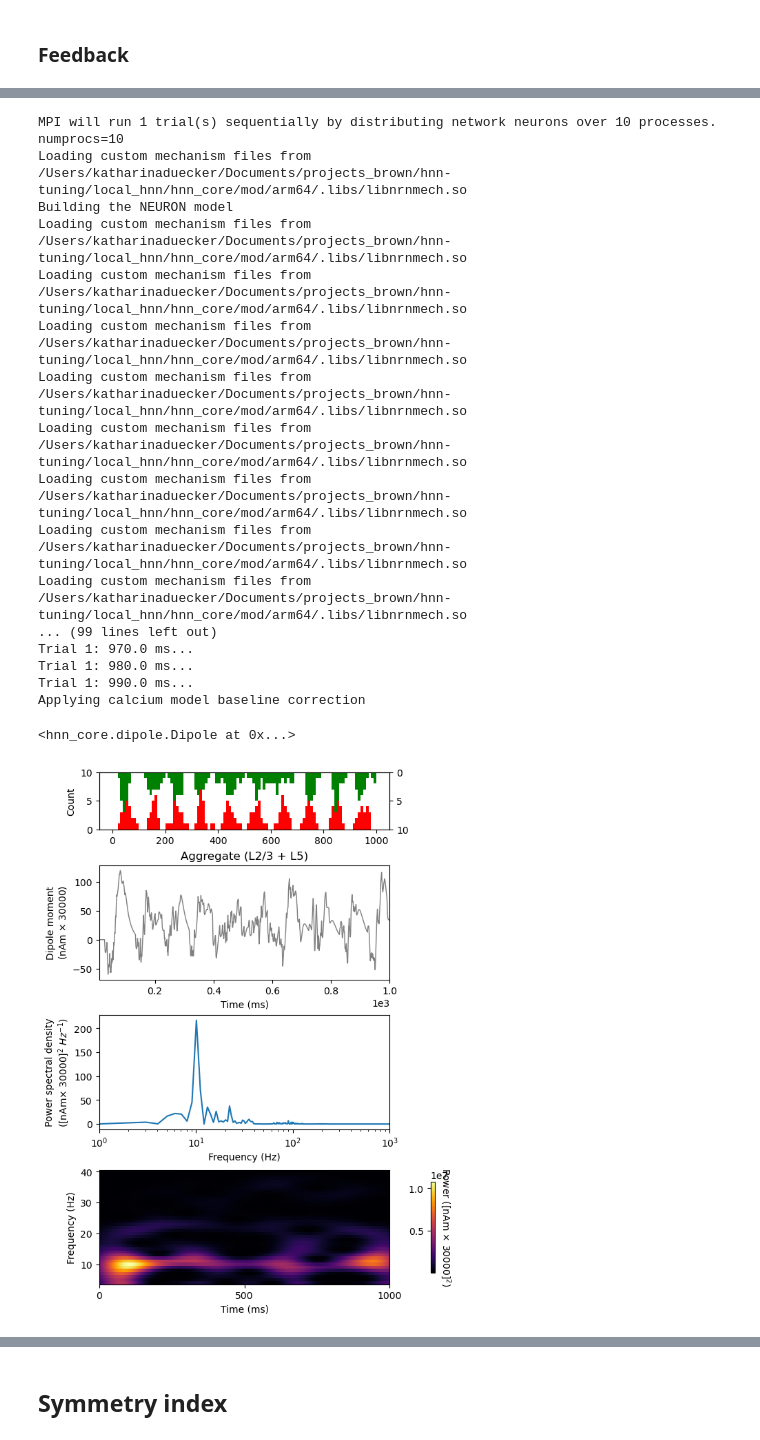
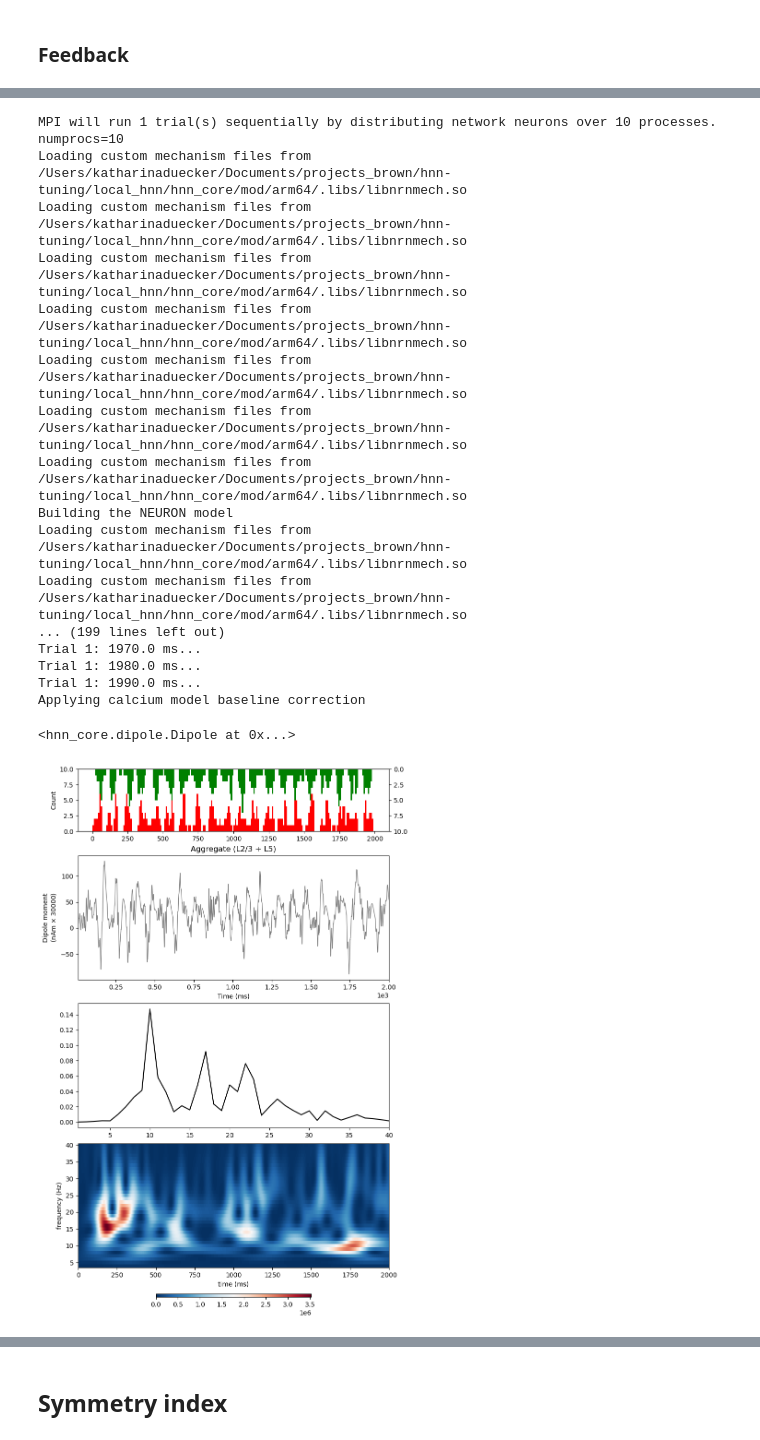
Before and after one commit to jonescompneurolab/hnn-tuning, a Jupyter notebook: new_model_HNN/alpha_beta/alpha_beta_complx_all_settings.ipynb, the cells around one changed output, grey strips where cells are left out. Drawn from its saved outputs; the diff is of its cells as text; code cells hidden in the pictures.

```diff
--- a/new_model_HNN/alpha_beta/alpha_beta_complx_all_settings.ipynb
+++ b/new_model_HNN/alpha_beta/alpha_beta_complx_all_settings.ipynb
@@ -131,12 +91,12 @@ elif which_setting == 'hnn_core':
     syn_delays_d = {'L2_pyramidal': 5., 'L5_pyramidal': 5.}
 elif which_setting == 'new_neymotin':
     weights_ampa_d = {'L2_basket': 0, 'L5_pyramidal': 5.e-5*4, 'L2_pyramidal': 5.e-5*4}  # max values taken from Jones 2009 for high mu; FB connections 4x stronger accotding to https://modeldb.science/136803?tab=2&file=JonesEtAl2009/E-FFFBx_fixed_10.hoc
-    syn_delays_d = {'L2_basket': 5, 'L5_pyramidal': 5., 'L2_pyramidal': 5.}
-    delay = 0
+    syn_delays_d = {'L2_basket': .1, 'L5_pyramidal': 1., 'L2_pyramidal': .1}
+    delay = 3
 
-dist_seed = int(np.random.uniform(1000))
+dist_seed_indv = 78 #int(np.random.uniform(250, 0))
 
 net.add_bursty_drive(
     'alpha_dist', tstart=50.+delay, burst_rate=10, burst_std=burst_std, numspikes=2,
     spike_isi=10, n_drive_cells=10, location=location,
-    weights_ampa=weights_ampa_d, synaptic_delays=syn_delays_d, event_seed=dist_seed)
+    weights_ampa=weights_ampa_d, synaptic_delays=syn_delays_d, event_seed=dist_seed_indv)
@@ -143,12 +107,10 @@ net.add_bursty_drive(
 # %%
 with MPIBackend(n_procs=10, mpi_cmd='mpiexec'):
-    dpl = simulate_dipole(net, tstop=tstop, n_trials=1, bsl_cor=which_model)[0]
+    dpl = simulate_dipole(net, tstop=tstop, bsl_cor=which_model)[0]
 dpl.scale(scale_factor)
 # %% [output]
 MPI will run 1 trial(s) sequentially by distributing network neurons over 10 processes.
 numprocs=10
-Loading custom mechanism files from /Users/katharinaduecker/Documents/projects_brown/hnn-tuning/local_hnn/hnn_core/mod/arm64/.libs/libnrnmech.so
-Building the NEURON model
 Loading custom mechanism files from /Users/katharinaduecker/Documents/projects_brown/hnn-tuning/local_hnn/hnn_core/mod/arm64/.libs/libnrnmech.so
 Loading custom mechanism files from /Users/katharinaduecker/Documents/projects_brown/hnn-tuning/local_hnn/hnn_core/mod/arm64/.libs/libnrnmech.so
 Loading custom mechanism files from /Users/katharinaduecker/Documents/projects_brown/hnn-tuning/local_hnn/hnn_core/mod/arm64/.libs/libnrnmech.so
@@ -156,10 +118,22 @@ Loading custom mechanism files from /Users/katharinaduecker/Documents/projects_b
 Loading custom mechanism files from /Users/katharinaduecker/Documents/projects_brown/hnn-tuning/local_hnn/hnn_core/mod/arm64/.libs/libnrnmech.so
 Loading custom mechanism files from /Users/katharinaduecker/Documents/projects_brown/hnn-tuning/local_hnn/hnn_core/mod/arm64/.libs/libnrnmech.so
 Loading custom mechanism files from /Users/katharinaduecker/Documents/projects_brown/hnn-tuning/local_hnn/hnn_core/mod/arm64/.libs/libnrnmech.so
+Building the NEURON model
 Loading custom mechanism files from /Users/katharinaduecker/Documents/projects_brown/hnn-tuning/local_hnn/hnn_core/mod/arm64/.libs/libnrnmech.so
-... (99 lines left out)
-Trial 1: 970.0 ms...
-Trial 1: 980.0 ms...
-Trial 1: 990.0 ms...
+Loading custom mechanism files from /Users/katharinaduecker/Documents/projects_brown/hnn-tuning/local_hnn/hnn_core/mod/arm64/.libs/libnrnmech.so
+... (199 lines left out)
+Trial 1: 1970.0 ms...
+Trial 1: 1980.0 ms...
+Trial 1: 1990.0 ms...
 Applying calcium model baseline correction
 <hnn_core.dipole.Dipole at 0x...>
+# %%
+import scipy.signal as signal
+fs = dpl.sfreq
+ts_vec = dpl.times
+N = len(ts_vec)
+
+f, P = signal.welch(dpl.data['agg'], fs=fs, window='hann', nperseg=N/2, noverlap=0, nfft=N/2, return_onesided=True, scaling='spectrum')
+
+# normalize the power spectrum
+P *= (f/f[-1])
@@ -166,40 +142,48 @@ Applying calcium model baseline correction
 # %%
 import numpy as np
 
-fig, axes = plt.subplots(4, 1, constrained_layout=True, figsize=(6, 8), height_ratios=[0.5, 1, 1, 1])
-tmin, tmax = 10, 1000  # exclude the initial burn-in period from the plots
+fig, axes = plt.subplots(4, 1, constrained_layout=True, figsize=(8, 12), height_ratios=[0.5, 1, 1, 1])
+tmin, tmax = 10, tstop  # exclude the initial burn-in period from the plots
 
-bins = np.arange(0, 1010, 10)  # histogram bins
+bins = np.arange(0, tstop+10, 10)  # histogram bins
 # We'll make a copy of the dipole before smoothing in order to compare
 # window_len = 10  # convolve with a 10 ms-long Hamming window
 # dpl_smooth = dpl.copy().smooth(window_len)
 
 # proximal and distal histogram
 spike_prox = np.array(net.cell_response.spike_times_by_type['alpha_prox']).reshape(-1,1)
 spike_dist = np.array(net.cell_response.spike_times_by_type['alpha_dist']).reshape(-1,1)
 
 axes[0].hist(spike_prox, bins, color='r')
 axes[0].set_ylim([0, 10])
 axes[0].set_ylabel('Count')
 ax1tw = axes[0].twinx()
 ax1tw.hist(spike_dist, bins, color='g')
 ax1tw.set_ylim([0, 10])
 ax1tw.invert_yaxis()
 
 dpl.plot(tmin=tmin, tmax=tmax, color='k', ax=axes[1], show=False)
 axes[1].set_xlim((tmin, tmax))
 
-plot_psd(dpl, fmin=1., fmax=1e3, tmin=tmin, ax=axes[2], show=False)
-axes[2].set_xscale('log')
+axes[2].plot(f, P, color='k')
+axes[2].set_xlim((1, 40))
+#axes[2].set_xscale('log')
 
 freqs = np.arange(4, 41, 1)
-plot_tfr_morlet(dpl, freqs, n_cycles=freqs/1000 * 500, tmin=0, tmax=tmax, layer='agg', padding='zeros', ax=axes[3],
-                    colormap='inferno', colorbar=True, colorbar_inside=False, show=False)
-axes[3].set_xlim((0, 1000))
-axes[3].set_xticks(np.arange(0, 1001, 500))
 
+power = tfr_array_morlet(dpl.data['agg'][None, None, :], sfreq=fs, freqs=freqs,
+                                 n_cycles=5, output='power')
+
+power = power[0, 0, ...] * (freqs/freqs[-1]).reshape(-1,1)  # normalize the power spectrum
+im = axes[3].pcolormesh(dpl.times, freqs, power, cmap='RdBu_r',
+                       shading='auto', vmin=0, vmax=np.max(power), rasterized=True)
+axes[3].set_xlabel('time (ms)')
+axes[3].set_ylabel('frequency (Hz)')
+
+
+plt.colorbar(im, ax=axes[3], orientation='horizontal', pad=0.05, aspect=50, shrink=0.5)
 fig.savefig(os.path.join(pathfig, f'alpha_beta_complex_{which_model}_{which_setting}_no_delay.png'), dpi=300)
 # %% [output]
-[figure, old version]
+[figure, new version]
 # %%
 # try different settings
```
Also changed, not shown: parts of 19 cells of this notebook.
